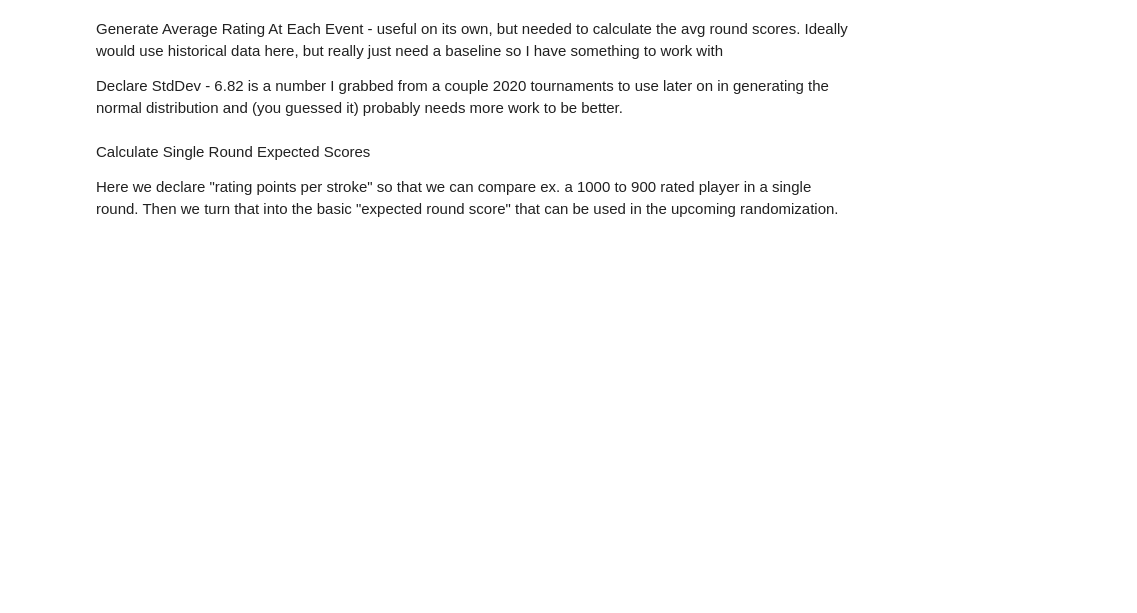
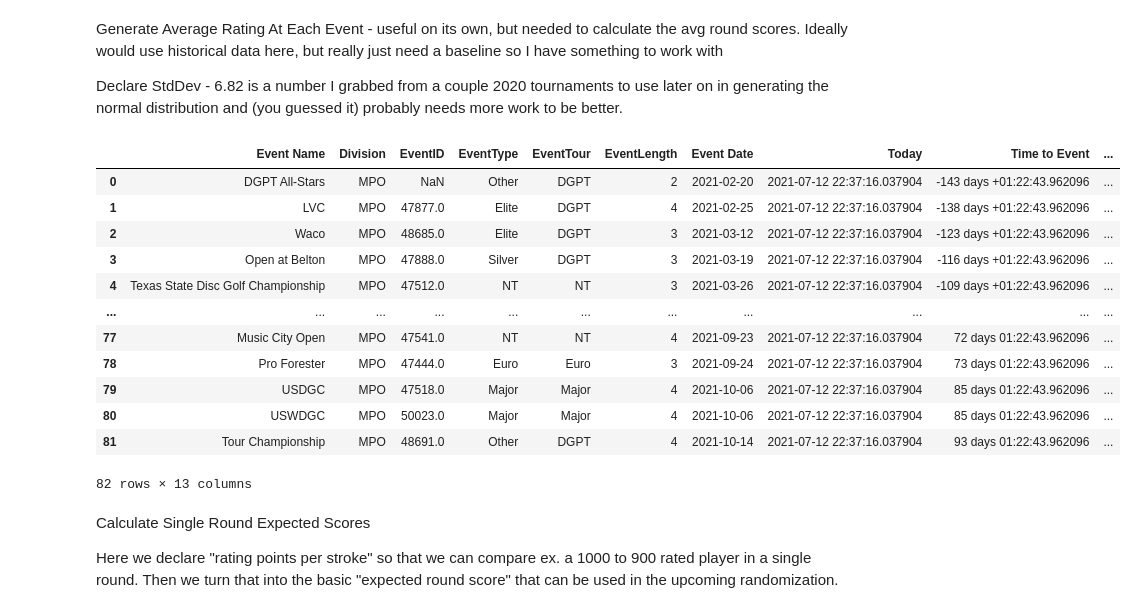
Before and after one commit to dgoodenough/discgolf, a Jupyter notebook: DGPTModel.ipynb, the cells around one changed output. Cells and saved outputs as stored; diff of their text form; code cells hidden in the pictures; blank space fills up the shorter version.

```diff
--- a/DGPTModel.ipynb
+++ b/DGPTModel.ipynb
@@ -51,11 +52,25 @@ Generate Average Rating At Each Event - useful on its own, but needed to calcula
 Declare StdDev - 6.82 is a number I grabbed from a couple 2020 tournaments to use later on in generating the normal distribution and (you guessed it) probably needs more work to be better.
 # %%
 eventplayers['Rating'] = pd.to_numeric(eventplayers['Rating'])
-means = eventplayers.groupby('Event ID')['Rating'].mean()
-events = pd.merge(events,means,on = 'Event ID',how = 'left')
+means = eventplayers.groupby(['EventID','Division'])['Rating'].mean()
+events = pd.merge(events,means,on = ['EventID','Division'],how = 'left')
 events['StdDev'] = 6.82
 
-###events
+events
+# %% [output]
+|  | Event Name | Division | EventID | EventType | EventTour | EventLength | Event Date | Today | Time to Event | ... |
+| 0 | DGPT All-Stars | MPO | NaN | Other | DGPT | 2 | 2021-02-20 | 2021-07-12 22:37:16.037904 | -143 days +01:22:43.962096 | ... |
+| 1 | LVC | MPO | 47877.0 | Elite | DGPT | 4 | 2021-02-25 | 2021-07-12 22:37:16.037904 | -138 days +01:22:43.962096 | ... |
+| 2 | Waco | MPO | 48685.0 | Elite | DGPT | 3 | 2021-03-12 | 2021-07-12 22:37:16.037904 | -123 days +01:22:43.962096 | ... |
+| 3 | Open at Belton | MPO | 47888.0 | Silver | DGPT | 3 | 2021-03-19 | 2021-07-12 22:37:16.037904 | -116 days +01:22:43.962096 | ... |
+| 4 | Texas State Disc Golf Championship | MPO | 47512.0 | NT | NT | 3 | 2021-03-26 | 2021-07-12 22:37:16.037904 | -109 days +01:22:43.962096 | ... |
+| ... | ... | ... | ... | ... | ... | ... | ... | ... | ... | ... |
+| 77 | Music City Open | MPO | 47541.0 | NT | NT | 4 | 2021-09-23 | 2021-07-12 22:37:16.037904 | 72 days 01:22:43.962096 | ... |
+| 78 | Pro Forester | MPO | 47444.0 | Euro | Euro | 3 | 2021-09-24 | 2021-07-12 22:37:16.037904 | 73 days 01:22:43.962096 | ... |
+| 79 | USDGC | MPO | 47518.0 | Major | Major | 4 | 2021-10-06 | 2021-07-12 22:37:16.037904 | 85 days 01:22:43.962096 | ... |
+| 80 | USWDGC | MPO | 50023.0 | Major | Major | 4 | 2021-10-06 | 2021-07-12 22:37:16.037904 | 85 days 01:22:43.962096 | ... |
+| 81 | Tour Championship | MPO | 48691.0 | Other | DGPT | 4 | 2021-10-14 | 2021-07-12 22:37:16.037904 | 93 days 01:22:43.962096 | ... |
+82 rows × 13 columns
 # %% [markdown]
 Calculate Single Round Expected Scores
 
```
Also changed, not shown: parts of 22 cells of this notebook, 17 other files.
